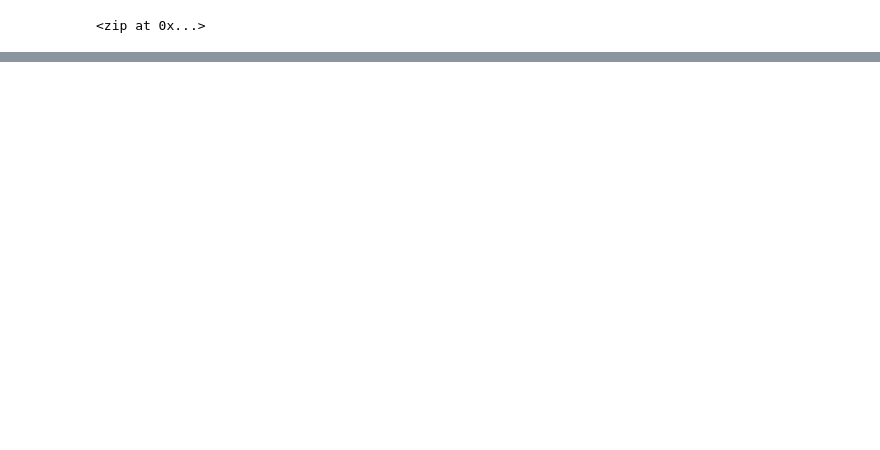
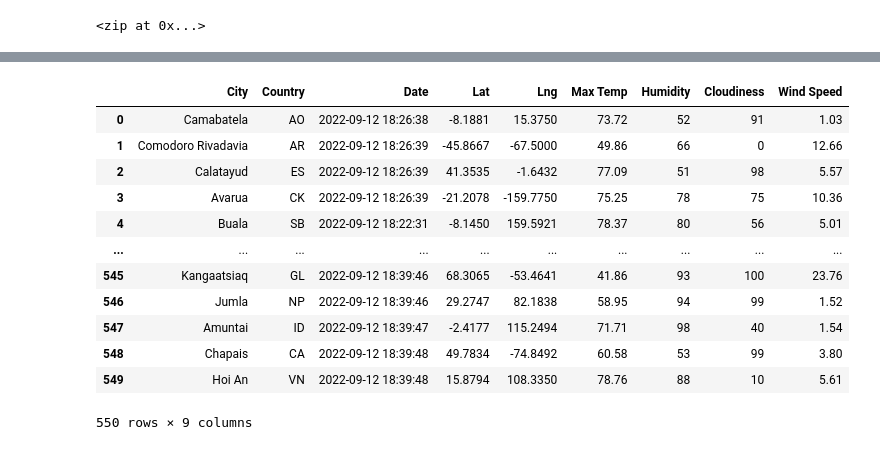
Before and after one commit to nbkwiat/World_Weather_Analysis, a Jupyter notebook: WeatherPy.ipynb, the cells around one changed output, grey strips where cells are left out. Drawn from its saved outputs; the diff is of its cells as text; code cells hidden in the pictures; blank space fills up the shorter version.

Commit message:
adding list of cities data

```diff
--- a/WeatherPy.ipynb
+++ b/WeatherPy.ipynb
@@ -3,6 +3,14 @@
 import pandas as pd
 import matplotlib.pyplot as plt
 import numpy as np
+# %%
+# Import the requests library.
+import requests
+
+# Import the API key.
+from config import weather_api_key
+
+url = "http://api.openweathermap.org/data/2.5/weather?units=Imperial&APPID=" + weather_api_key
 # %%
 # Create a set of random latitude and longitude combinations.
 lats = np.random.uniform(low=-90.000, high=90.000, size=1500)
@@ -54,0 +151,4 @@ len(cities)
+# %%
+# Convert the array of dictionaries to a Pandas DataFrame.
+city_data_df = pd.DataFrame(city_data)
+city_data_df.head(10)
@@ -54,0 +167,20 @@ len(cities)
+# %%
+new_column_order = ["City", "Country", "Date", "Lat", "Lng", "Max Temp", "Humidity", "Cloudiness", "Wind Speed"]
+# %%
+city_data_df = city_data_df[new_column_order]
+# %%
+city_data_df
+# %% [output]
+|  | City | Country | Date | Lat | Lng | Max Temp | Humidity | Cloudiness | Wind Speed |
+| 0 | Camabatela | AO | 2022-09-12 18:26:38 | -8.1881 | 15.3750 | 73.72 | 52 | 91 | 1.03 |
+| 1 | Comodoro Rivadavia | AR | 2022-09-12 18:26:39 | -45.8667 | -67.5000 | 49.86 | 66 | 0 | 12.66 |
+| 2 | Calatayud | ES | 2022-09-12 18:26:39 | 41.3535 | -1.6432 | 77.09 | 51 | 98 | 5.57 |
+| 3 | Avarua | CK | 2022-09-12 18:26:39 | -21.2078 | -159.7750 | 75.25 | 78 | 75 | 10.36 |
+| 4 | Buala | SB | 2022-09-12 18:22:31 | -8.1450 | 159.5921 | 78.37 | 80 | 56 | 5.01 |
+| ... | ... | ... | ... | ... | ... | ... | ... | ... | ... |
+| 545 | Kangaatsiaq | GL | 2022-09-12 18:39:46 | 68.3065 | -53.4641 | 41.86 | 93 | 100 | 23.76 |
+| 546 | Jumla | NP | 2022-09-12 18:39:46 | 29.2747 | 82.1838 | 58.95 | 94 | 99 | 1.52 |
+| 547 | Amuntai | ID | 2022-09-12 18:39:47 | -2.4177 | 115.2494 | 71.71 | 98 | 40 | 1.54 |
+| 548 | Chapais | CA | 2022-09-12 18:39:48 | 49.7834 | -74.8492 | 60.58 | 53 | 99 | 3.80 |
+| 549 | Hoi An | VN | 2022-09-12 18:39:48 | 15.8794 | 108.3350 | 78.76 | 88 | 10 | 5.61 |
+550 rows × 9 columns
```
Also changed, not shown: parts of 7 cells of this notebook, 3 other files.
